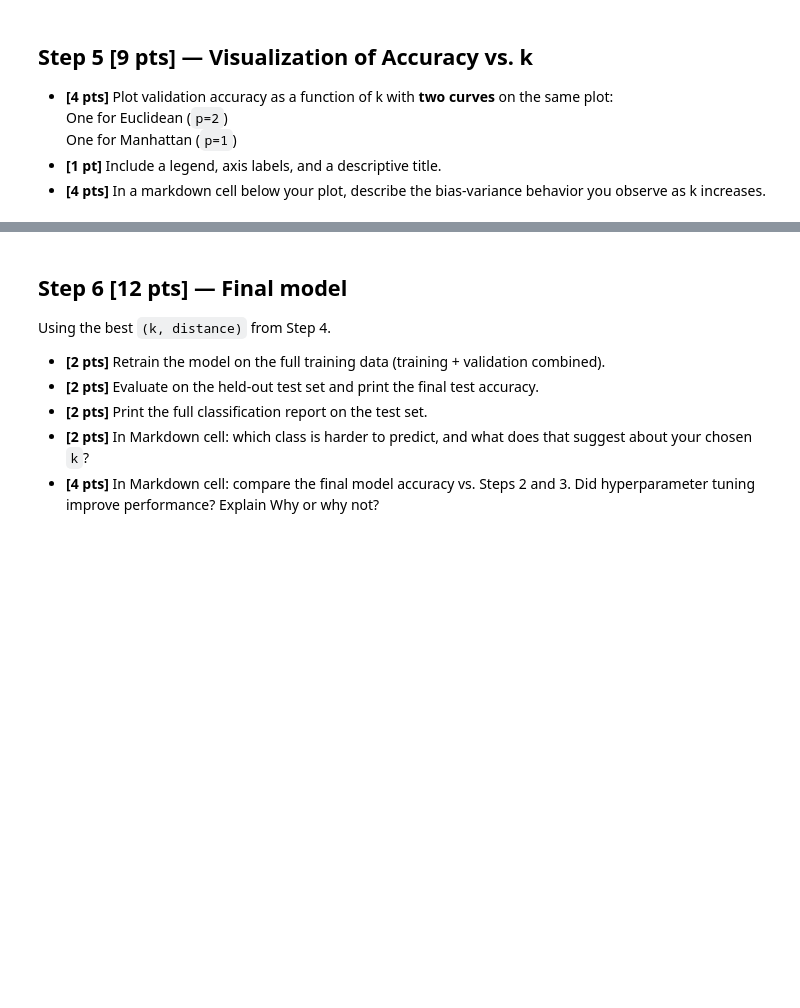
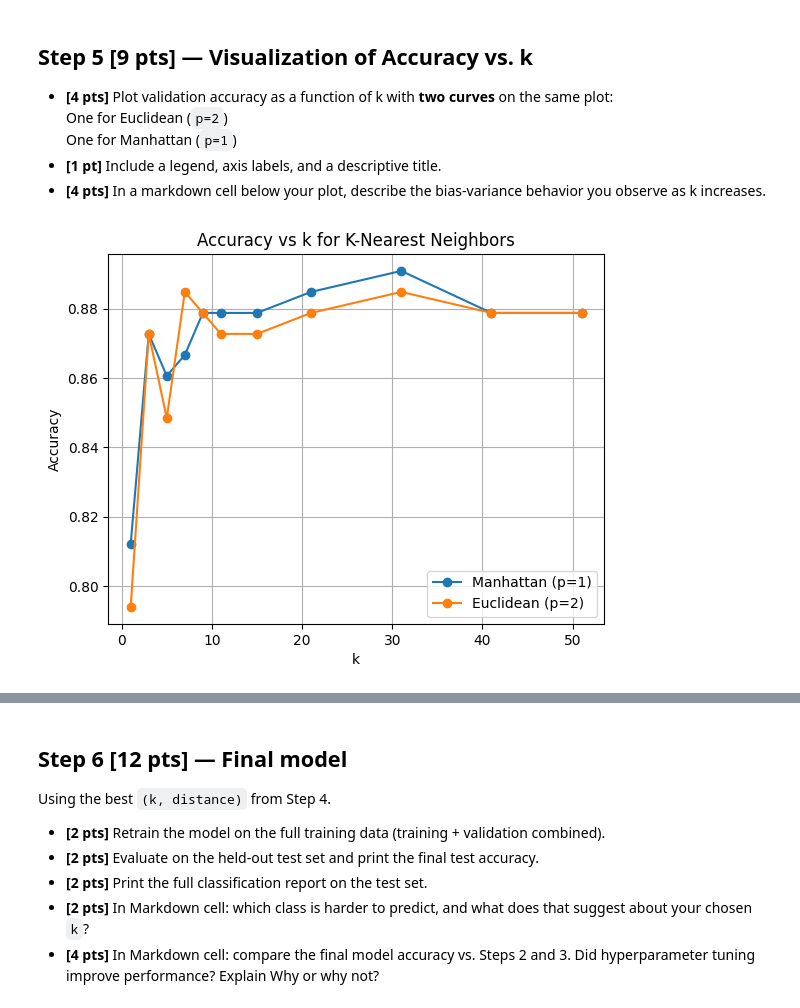
Before and after one commit to rawan-rm2208263/assignment-starter-repo, a Jupyter notebook: assign2/Assignment2.ipynb, the cells around one changed output, grey strips where cells are left out. Saved outputs shown, nothing was run; the diff lists cells and outputs as text; code cells hidden in the pictures; blank space fills up the shorter version.

```diff
--- a/assign2/Assignment2.ipynb
+++ b/assign2/Assignment2.ipynb
@@ -315,0 +338,9 @@ Use `random_state=42` for all splits. Print the shapes to verify.
+# %%
+# Your code here
+knn = KNeighborsClassifier(n_neighbors=5, p=1)
+knn.fit(x_train, y_train)
+# print(knn.score(x_test, y_test))
+
+y_pred = knn.predict(x_val)
+accuracy = accuracy_score(y_val, y_pred)
+print(f"Accuracy: {accuracy * 100:.2f}%")
@@ -325,0 +359,25 @@ Use `random_state=42` for all splits. Print the shapes to verify.
+# %%
+# Your code here
+k = [1, 3, 5, 7, 9, 11, 15, 21, 31, 41, 51]
+p = [1, 2]
+
+accuracies = {1: [], 2: []}
+
+best_acc = 0
+best_k = None
+best_p = None
+
+for i in p:
+    for j in k:
+        knn = KNeighborsClassifier(n_neighbors=j, p=i)
+        knn.fit(x_train, y_train)
+        acc = knn.score(x_val, y_val)
+        accuracies[i].append(acc)
+
+        if acc > best_acc:
+            best_acc = acc
+            best_k = j
+            best_p = i
+
+print(f"Best k={best_k}, p={best_p}")
+print(f"Validation accuracy: {best_acc * 100:.2f}%")
@@ -334,0 +394,12 @@ One for Manhattan (`p=1`)
+# %%
+# Your code here
+plt.plot(k, accuracies[1], marker='o', label='Manhattan (p=1)')
+plt.plot(k, accuracies[2], marker='o', label='Euclidean (p=2)')
+plt.xlabel('k')
+plt.ylabel('Accuracy')
+plt.title('Accuracy vs k for K-Nearest Neighbors')
+plt.legend()
+plt.grid()
+plt.show()
+# %% [output]
+[figure, added]
```
Also changed, not shown: parts of 17 cells of this notebook.
